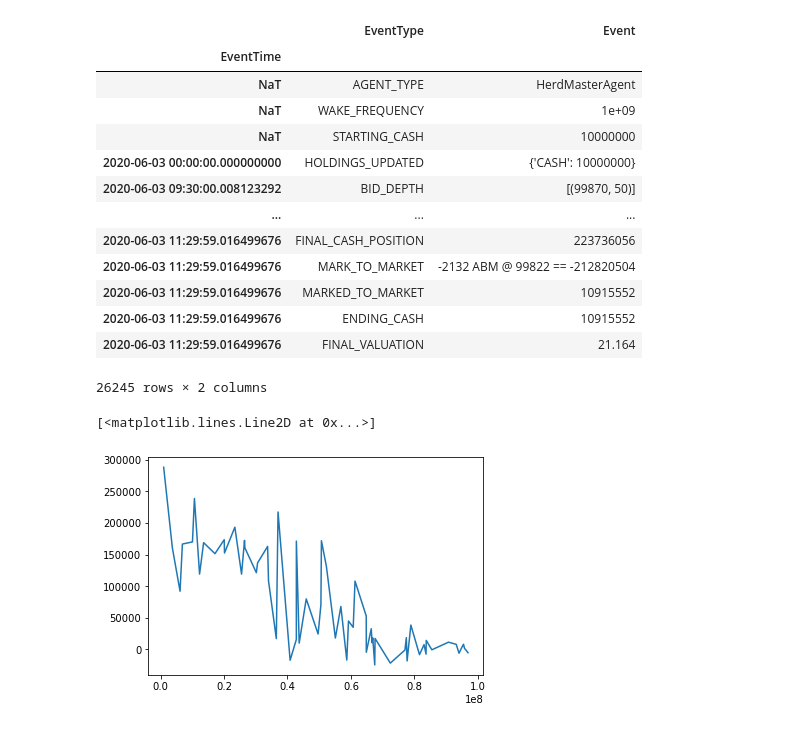
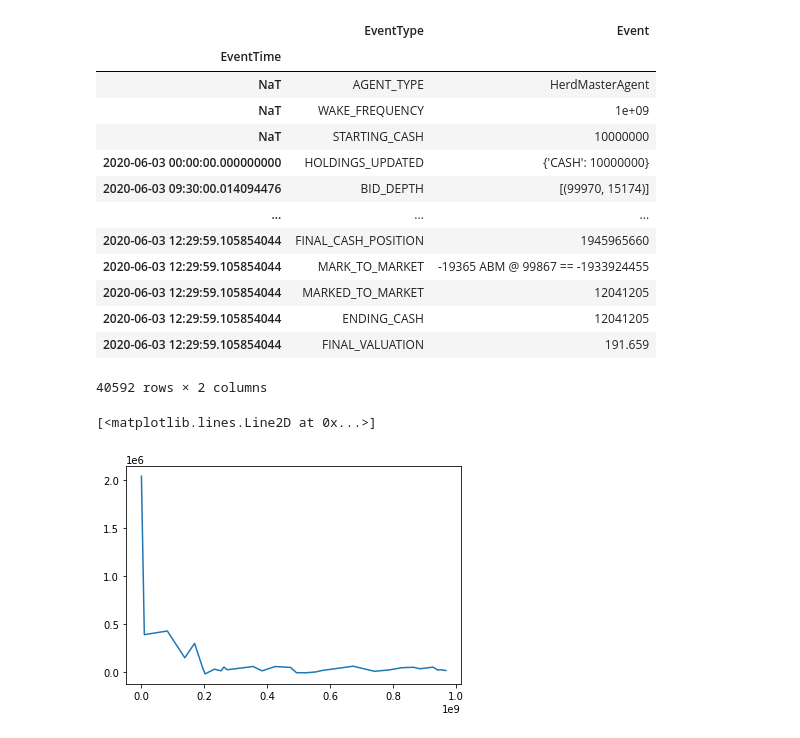
Before and after one commit to hogier/abides, a Jupyter notebook: explore.ipynb, the cells around one changed output. Drawn from its saved outputs; the diff is of its cells as text; code cells hidden in the pictures.

Commit message:
fix master strategy and partially fixed orderbook to dataframe

```diff
--- a/explore.ipynb
+++ b/explore.ipynb
@@ -56,5 +131,7 @@ delays
+# %%
+x = np.insert(x, 0, 0)
 # %%
-df = pd.read_pickle(os.path.join(PATH,'HerdMasterAgent5203.bz2'), compression='bz2')
+df = pd.read_pickle(os.path.join(PATH,'HerdMasterAgent5153.bz2'), compression='bz2')
 df
 # %% [output]
 |  | EventType | Event |
@@ -63,17 +140,21 @@ df
 | NaT | WAKE_FREQUENCY | 1e+09 |
 | NaT | STARTING_CASH | 10000000 |
 | 2020-06-03 00:00:00.000000000 | HOLDINGS_UPDATED | {'CASH': 10000000} |
-| 2020-06-03 09:30:00.008123292 | BID_DEPTH | [(99870, 50)] |
+| 2020-06-03 09:30:00.014094476 | BID_DEPTH | [(99970, 15174)] |
 | ... | ... | ... |
-| 2020-06-03 11:29:59.016499676 | FINAL_CASH_POSITION | 223736056 |
-| 2020-06-03 11:29:59.016499676 | MARK_TO_MARKET | -2132 ABM @ 99822 == -212820504 |
-| 2020-06-03 11:29:59.016499676 | MARKED_TO_MARKET | 10915552 |
-| 2020-06-03 11:29:59.016499676 | ENDING_CASH | 10915552 |
-| 2020-06-03 11:29:59.016499676 | FINAL_VALUATION | 21.164 |
+| 2020-06-03 12:29:59.105854044 | FINAL_CASH_POSITION | 1945965660 |
+| 2020-06-03 12:29:59.105854044 | MARK_TO_MARKET | -19365 ABM @ 99867 == -1933924455 |
+| 2020-06-03 12:29:59.105854044 | MARKED_TO_MARKET | 12041205 |
+| 2020-06-03 12:29:59.105854044 | ENDING_CASH | 12041205 |
+| 2020-06-03 12:29:59.105854044 | FINAL_VALUATION | 191.659 |
-26245 rows × 2 columns
+40592 rows × 2 columns
+# %%
+master_profit = df.loc[df.EventType == 'ENDING_CASH', 'Event'].values[0] - df.loc[df.EventType == 'STARTING_CASH', 'Event'].values[0]
+# %%
+y = np.insert(y, 0, master_profit)
 # %%
 # python -u abides.py -c herd01 -t ABM -d 20200603 -s 1234 -l herd01_2_hour --end-time 11:30:00 --master-window 1e+9
-plt.plot(np.asarray(sorted(delays.items()))[:, 0], np.asarray(sorted(delays.items()))[:, 1])
+plt.plot(x, y)
 # %% [output]
 [<matplotlib.lines.Line2D at 0x...>]
-[figure, old version]
+[figure, new version]
```
Also changed, not shown: parts of 15 cells of this notebook, 4 other files.
